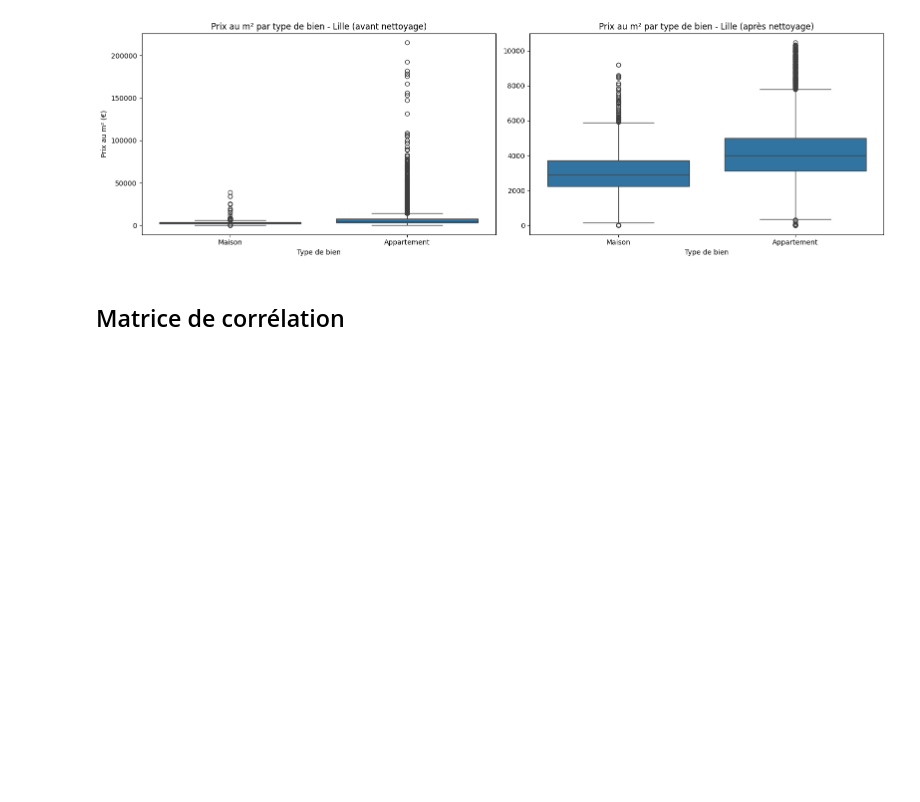
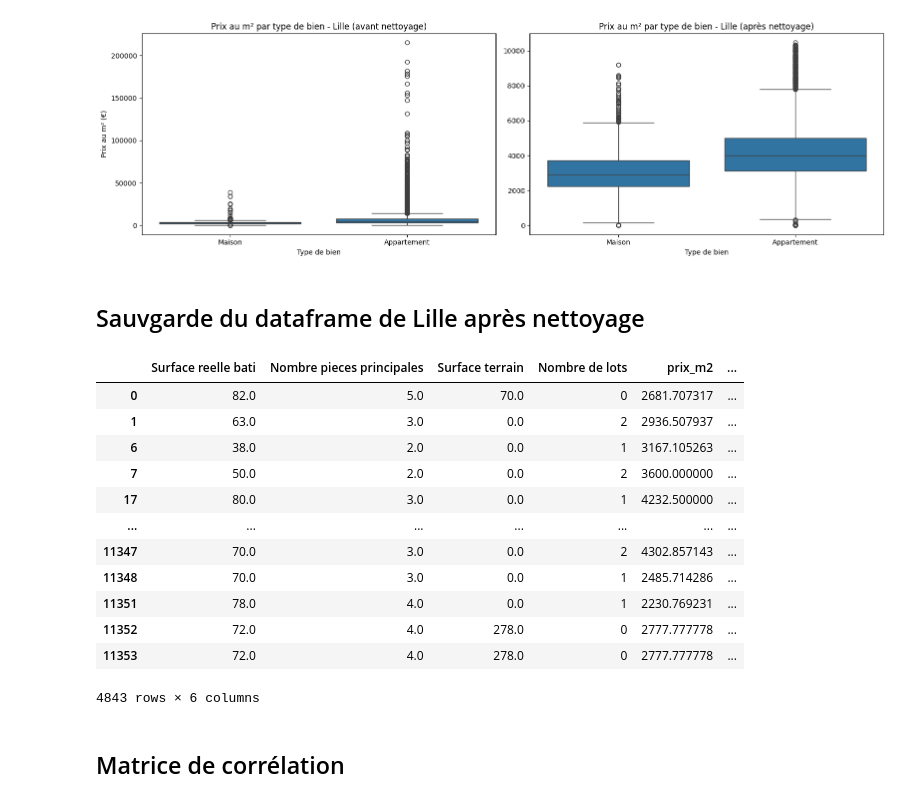
Before and after one commit to Adjaaaaaaaa/IA-Immobilier, a Jupyter notebook: notebooks/phase_1_lille.ipynb, the cells around one changed output. Cells and saved outputs as stored; diff of their text form; code cells hidden in the pictures; blank space fills up the shorter version.

```diff
--- a/notebooks/phase_1_lille.ipynb
+++ b/notebooks/phase_1_lille.ipynb
@@ -137,6 +142,27 @@ plt.tight_layout()
 plt.show()
 # %% [output]
 [figure]
+# %% [markdown]
+## Sauvgarde du dataframe de Lille après nettoyage
+# %%
+# Encodage du 'Type local' (catégorielle)
+df_lille = pd.get_dummies(df_lille_cleaned, drop_first=True, dtype=int)
+df_lille.to_csv("../data/df_lille.csv", index=False)
+df_lille
+# %% [output]
+|  | Surface reelle bati | Nombre pieces principales | Surface terrain | Nombre de lots | prix_m2 | ... |
+| 0 | 82.0 | 5.0 | 70.0 | 0 | 2681.707317 | ... |
+| 1 | 63.0 | 3.0 | 0.0 | 2 | 2936.507937 | ... |
+| 6 | 38.0 | 2.0 | 0.0 | 1 | 3167.105263 | ... |
+| 7 | 50.0 | 2.0 | 0.0 | 2 | 3600.000000 | ... |
+| 17 | 80.0 | 3.0 | 0.0 | 1 | 4232.500000 | ... |
+| ... | ... | ... | ... | ... | ... | ... |
+| 11347 | 70.0 | 3.0 | 0.0 | 2 | 4302.857143 | ... |
+| 11348 | 70.0 | 3.0 | 0.0 | 1 | 2485.714286 | ... |
+| 11351 | 78.0 | 4.0 | 0.0 | 1 | 2230.769231 | ... |
+| 11352 | 72.0 | 4.0 | 278.0 | 0 | 2777.777778 | ... |
+| 11353 | 72.0 | 4.0 | 278.0 | 0 | 2777.777778 | ... |
+4843 rows × 6 columns
 # %% [markdown]
 ## Matrice de corrélation
 # %%
```
Also changed, not shown: parts of 12 cells of this notebook, 10 other files.
